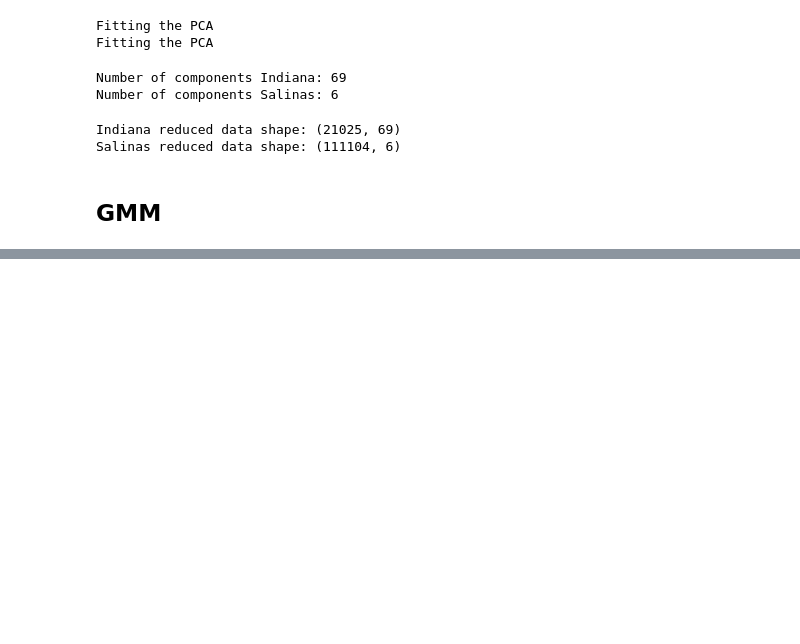
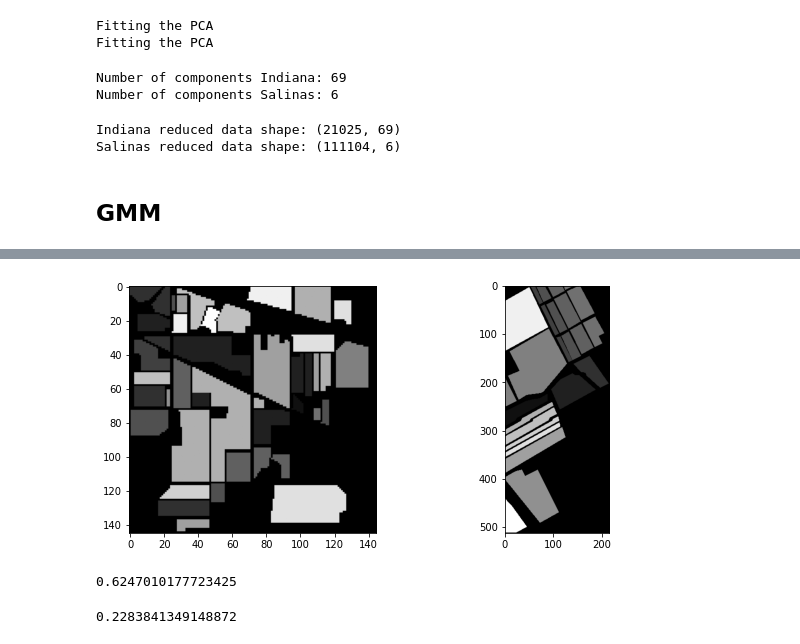
Before and after one commit to SabineHU/projet-IML, a Jupyter notebook: src/GMM.ipynb, the cells around one changed output, grey strips where cells are left out. Drawn from its saved outputs; the diff is of its cells as text; code cells hidden in the pictures; blank space fills up the shorter version.

```diff
--- a/src/GMM.ipynb
+++ b/src/GMM.ipynb
@@ -118,0 +121,24 @@ plt.show()
+# %%
+plot_two_figures(indiana_labels, salinas_labels, '', '', cmap='gray')
+# %% [output]
+[figure, added]
+# %%
+salinas_labels_flatten = salinas_labels.flatten()
+final_preds_flatten = final_salinas_preds.flatten()
+
+test = salinas_labels_flatten[~(salinas_labels_flatten==0)]
+test2 = final_preds_flatten[~(final_preds_flatten==0)]
+
+adjusted_rand_score(test, test2)
+# %% [output]
+0.6247010177723425
+# %%
+indiana_labels_flatten = indiana_labels.flatten()
+final_preds_flatten = final_indiana_preds.flatten()
+
+test = indiana_labels_flatten[~(indiana_labels_flatten==0)]
+test2 = final_preds_flatten[~(final_preds_flatten==0)]
+
+adjusted_rand_score(test, test2)
+# %% [output]
+0.2283841349148872
```
Also changed, not shown: parts of 10 cells of this notebook, 3 other files.
